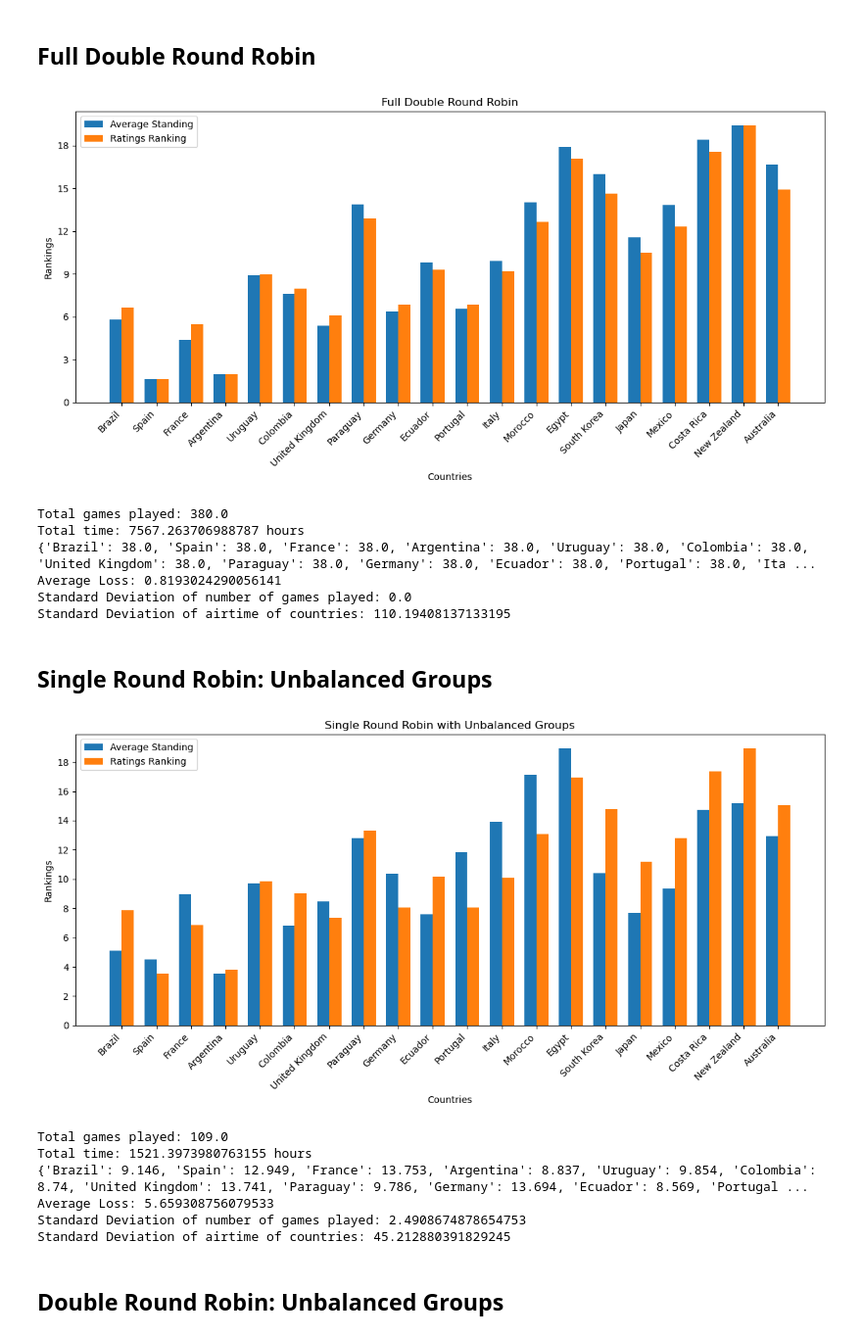
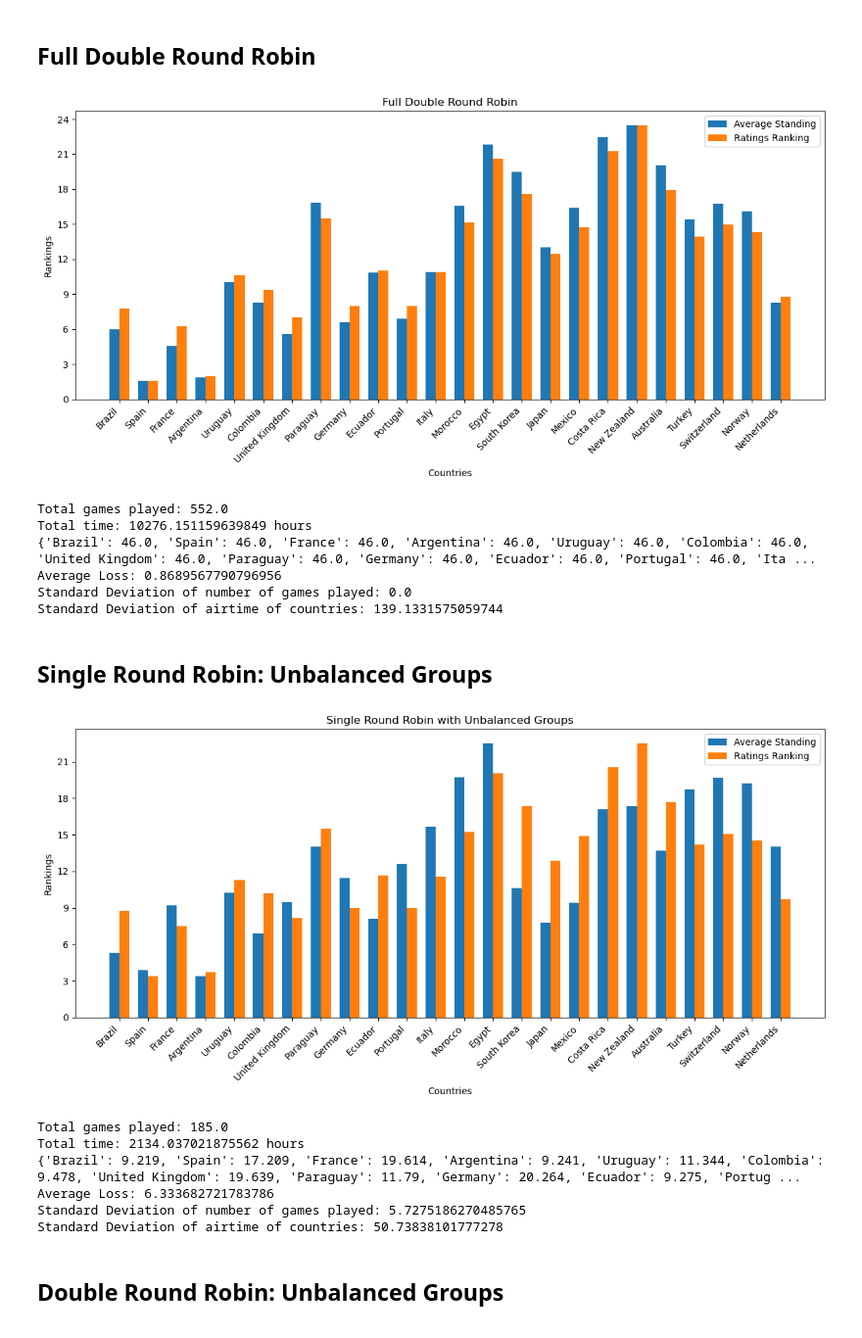
Before and after one commit to alston-yam/IMMC-2025, a Jupyter notebook: manstermodel.ipynb, the cells around one changed output. Shown at 98% size. Drawn from its saved outputs; the diff is of its cells as text; code cells hidden in the pictures.

```diff
--- a/manstermodel.ipynb
+++ b/manstermodel.ipynb
@@ -32,21 +32,25 @@ countries = [
     "Costa Rica",
     "New Zealand",
     "Australia",
+    "Turkey",
+    "Switzerland",
+    "Norway",
+    "Netherlands"
 ]
-
 poolsunbalanced = {
     1: ['Mexico', 'Costa Rica', 'Ecuador', 'Colombia'],
     2: ['Brazil', 'Paraguay', 'Uruguay', "Argentina"],
     3: ['South Korea', 'Japan', 'New Zealand', 'Australia'],
-    4: ['United Kingdom', 'Germany', 'France', 'Italy', 'Spain', 'Portugal', 'Morocco', 'Egypt']
+    4: ['United Kingdom', 'Germany', 'France', 'Italy', 'Spain', 'Portugal', 'Morocco', 'Egypt', 'Turkey', 'Switzerland', 'Norway', 'Netherlands']
 }
 
 pools = {
     1: ['Mexico', 'Costa Rica', 'Ecuador', 'Colombia'],
     2: ['Brazil', 'Paraguay', 'Uruguay', "Argentina"],
     3: ['South Korea', 'Japan', 'New Zealand', 'Australia'],
-    4: ['United Kingdom', 'Germany', 'France', 'Italy'],
-    5: ['Spain', 'Portugal', 'Morocco', 'Egypt']
+    4: ['Morocco', 'Spain', 'France', 'Portugal'],
+    5: ['Germany', 'Netherlands', 'United Kingdom', 'Norway'],
+    6: ['Switzerland', 'Italy', 'Turkey', 'Egypt']
 }
 
 
@@ -71,14 +75,18 @@ elo_ratings = [
     1653,
     1596,
     1736,
+    1837,
+    1812,
+    1828,
+    1967
 ]
-
 def get_elo(name):
     return countriesratings[name]
 
 countriesratings = {country: elo_ratings[countries.index(country)] for country in countries}
 countries_ranked = sorted(countries, key=get_elo, reverse=True)
 # %%
+
 import folium
 from IPython.display import display
 
@@ -102,7 +110,11 @@ locations = [
     (23.6345, -102.5528),  # Mexico
     (9.7489, -83.7534),    # Costa Rica
     (-40.9006, 174.8860),  # New Zealand
-    (-25.2744, 133.7751),   # Australia
+    (-25.2744, 133.7751),  # Australia
+    (38.9637, 35.2433),    # Turkey
+    (46.8182, 8.2275),     # Switzerland
+    (60.4720, 8.4689),     # Norway
+    (52.1326, 5.2913)      # Netherlands
 ]
 
 locationdict = {country: locations[countries.index(country)] for country in countries}
@@ -444,13 +456,13 @@ print(f"Standard Deviation of number of games played: {std_dev}")
 print(f"Standard Deviation of airtime of countries: {airtime_std}")
 fits['fulldoublerobin'] = {'games': total_games_played/numtrials, 'time': totaltime/numtrials, 'deviation': std_dev, 'loss': loss_total/numtrials, 'airtimedev': airtime_std/(totaltime/numtrials)}
 # %% [output]
-[figure, old version]
+[figure, new version]
-Total games played: 380.0
-Total time: 7567.263706988787 hours
-{'Brazil': 38.0, 'Spain': 38.0, 'France': 38.0, 'Argentina': 38.0, 'Uruguay': 38.0, 'Colombia': 38.0, 'United Kingdom': 38.0, 'Paraguay': 38.0, 'Germany': 38.0, 'Ecuador': 38.0, 'Portugal': 38.0, 'Ita ...
-Average Loss: 0.8193024290056141
+Total games played: 552.0
+Total time: 10276.151159639849 hours
+{'Brazil': 46.0, 'Spain': 46.0, 'France': 46.0, 'Argentina': 46.0, 'Uruguay': 46.0, 'Colombia': 46.0, 'United Kingdom': 46.0, 'Paraguay': 46.0, 'Germany': 46.0, 'Ecuador': 46.0, 'Portugal': 46.0, 'Ita ...
+Average Loss: 0.8689567790796956
 Standard Deviation of number of games played: 0.0
-Standard Deviation of airtime of countries: 110.19408137133195
+Standard Deviation of airtime of countries: 139.1331575059744
 # %% [markdown]
 ## Single Round Robin: Unbalanced Groups
 # %%
@@ -482,7 +494,7 @@ for _ in range(numtrials):
         if len(teams) == 4:
             bottom8.append(df.index[3])
         else:
-            bottom8.extend(df.index[3:8])
+            bottom8.extend(df.index[3:])
 
     # ---------- Phase 2: Qualifiers: Next 8 teams run in qualifiers ----------
     qualifier_results = round_robin(qualifier_candidates)
@@ -502,55 +514,54 @@ for _ in range(numtrials):
 
     standings = init_standings(countries)
 
-    rank = 13
-    for country in sorted_placement:
-        standings[country] = rank
-        rank += 1
-
     sorted_knockout = sorted(knockout_results.items(), key=lambda x: x[1])
     for country, position in sorted_knockout:
         standings[country] = position
 
     rank = 9
     for country in ninthtwelve:
+        standings[country] = rank
+        rank += 1
+
+    for country in sorted_placement:
         standings[country] = rank
         rank += 1
 
     sorted_countries = sorted(standings.keys(), key=lambda x: standings[x])
 
     loss_total += evaluate_ranking(sorted_countries, countries_ranked)
 
     for country, position in standings.items():
         avgstandings[country] += position
 
     total_std += statistics.stdev(airtime_by_country.values())
 
 for country, position in avgstandings.items():
     avgstandings[country] = position/numtrials
 
 airtime_std = total_std/numtrials
 
 # Plotting + Showing relevant data
 plotgraph(avgstandings, 'Single Round Robin with Unbalanced Groups')
 print(f"Total games played: {total_games_played/numtrials}")
 print(f"Total time: {(totaltime/numtrials)} hours")
 
 for country, num in games_played_country.items():
     games_played_country[country] = num/numtrials
 print(games_played_country)
 print(f"Average Loss: {loss_total/numtrials}")
 std_dev = statistics.stdev(games_played_country.values())
 print(f"Standard Deviation of number of games played: {std_dev}")
 print(f"Standard Deviation of airtime of countries: {airtime_std}")
 fits['singlerobinunbalanced'] = {'games': total_games_played/numtrials, 'time': totaltime/numtrials, 'deviation': std_dev, 'loss': loss_total/numtrials, 'airtimedev': airtime_std/(totaltime/numtrials)}
 # %% [output]
-[figure, old version]
+[figure, new version]
-Total games played: 109.0
-Total time: 1521.3973980763155 hours
-{'Brazil': 9.146, 'Spain': 12.949, 'France': 13.753, 'Argentina': 8.837, 'Uruguay': 9.854, 'Colombia': 8.74, 'United Kingdom': 13.741, 'Paraguay': 9.786, 'Germany': 13.694, 'Ecuador': 8.569, 'Portugal ...
-Average Loss: 5.659308756079533
-Standard Deviation of number of games played: 2.4908674878654753
-Standard Deviation of airtime of countries: 45.212880391829245
+Total games played: 185.0
+Total time: 2134.037021875562 hours
+{'Brazil': 9.219, 'Spain': 17.209, 'France': 19.614, 'Argentina': 9.241, 'Uruguay': 11.344, 'Colombia': 9.478, 'United Kingdom': 19.639, 'Paraguay': 11.79, 'Germany': 20.264, 'Ecuador': 9.275, 'Portug ...
+Average Loss: 6.333682721783786
+Standard Deviation of number of games played: 5.7275186270485765
+Standard Deviation of airtime of countries: 50.73838101777278
 # %% [markdown]
 ## Double Round Robin: Unbalanced Groups
 # %%
```
Also changed, not shown: parts of 6 cells of this notebook, 8 other files.
